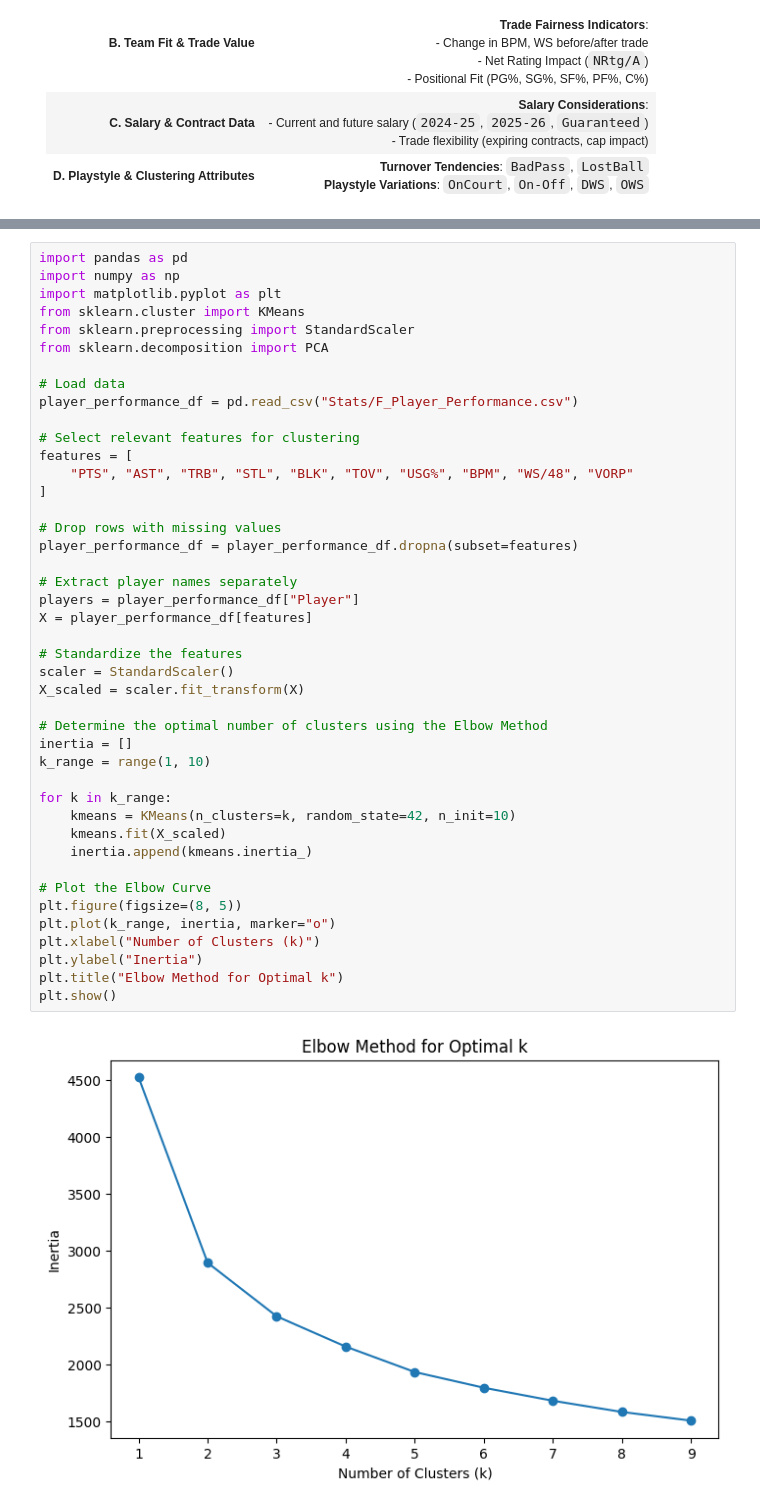
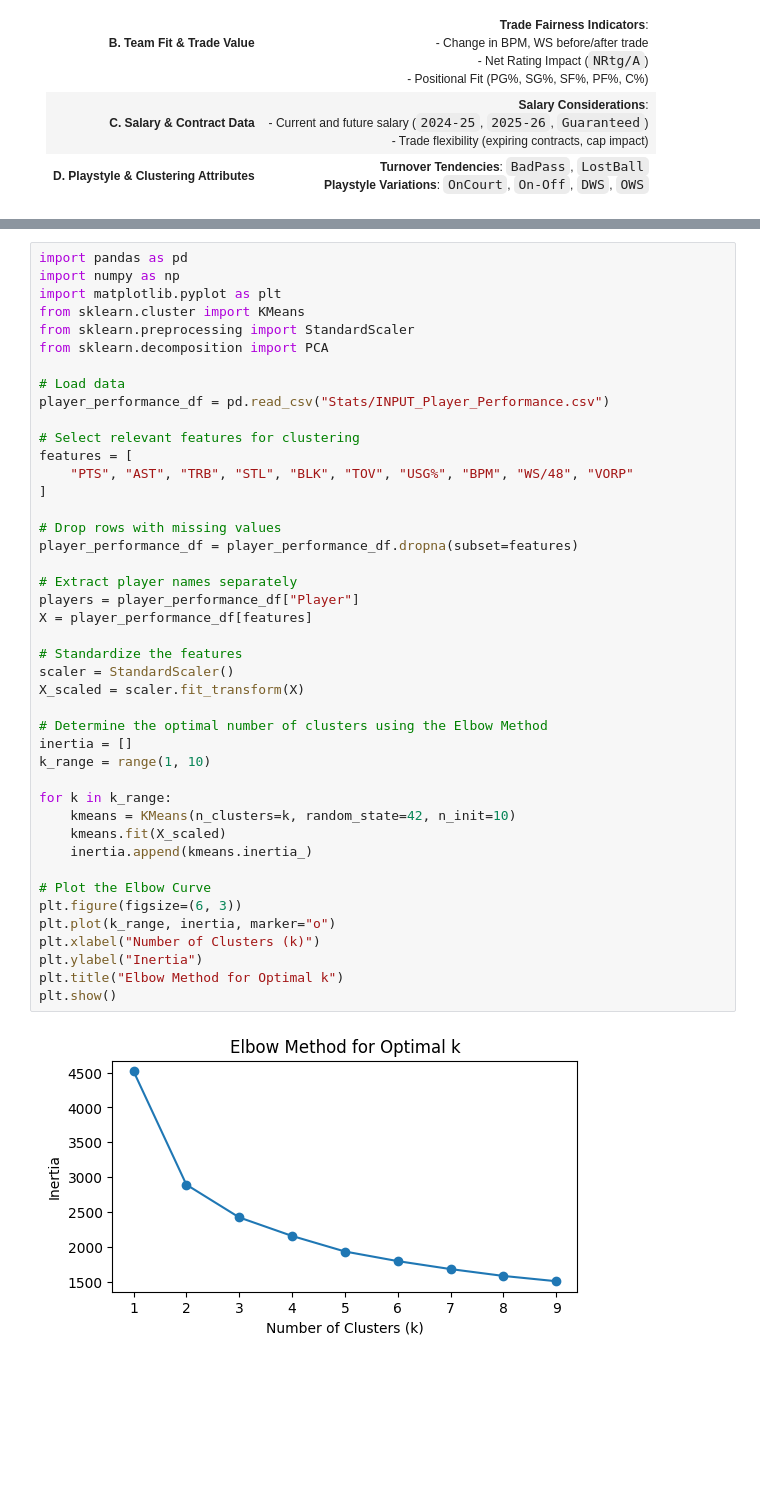
Before and after one commit to Makster04/Phase_4_Project, a Jupyter notebook: Project.ipynb, the cells around one changed output, grey strips where cells are left out. Saved outputs shown, nothing was run; the diff lists cells and outputs as text; blank space fills up the shorter version.

```diff
--- a/Project.ipynb
+++ b/Project.ipynb
@@ -297,39 +299,39 @@ from sklearn.preprocessing import StandardScaler
 from sklearn.decomposition import PCA
 
 # Load data
-player_performance_df = pd.read_csv("Stats/F_Player_Performance.csv")
+player_performance_df = pd.read_csv("Stats/INPUT_Player_Performance.csv")
 
 # Select relevant features for clustering
 features = [
     "PTS", "AST", "TRB", "STL", "BLK", "TOV", "USG%", "BPM", "WS/48", "VORP"
 ]
 
 # Drop rows with missing values
 player_performance_df = player_performance_df.dropna(subset=features)
 
 # Extract player names separately
 players = player_performance_df["Player"]
 X = player_performance_df[features]
 
 # Standardize the features
 scaler = StandardScaler()
 X_scaled = scaler.fit_transform(X)
 
 # Determine the optimal number of clusters using the Elbow Method
 inertia = []
 k_range = range(1, 10)
 
 for k in k_range:
     kmeans = KMeans(n_clusters=k, random_state=42, n_init=10)
     kmeans.fit(X_scaled)
     inertia.append(kmeans.inertia_)
 
 # Plot the Elbow Curve
-plt.figure(figsize=(8, 5))
+plt.figure(figsize=(6, 3))
 plt.plot(k_range, inertia, marker="o")
 plt.xlabel("Number of Clusters (k)")
 plt.ylabel("Inertia")
 plt.title("Elbow Method for Optimal k")
 plt.show()
 # %% [output]
-[figure, old version]
+[figure, new version]
```
Also changed, not shown: parts of 8 cells of this notebook, 7 other files.
